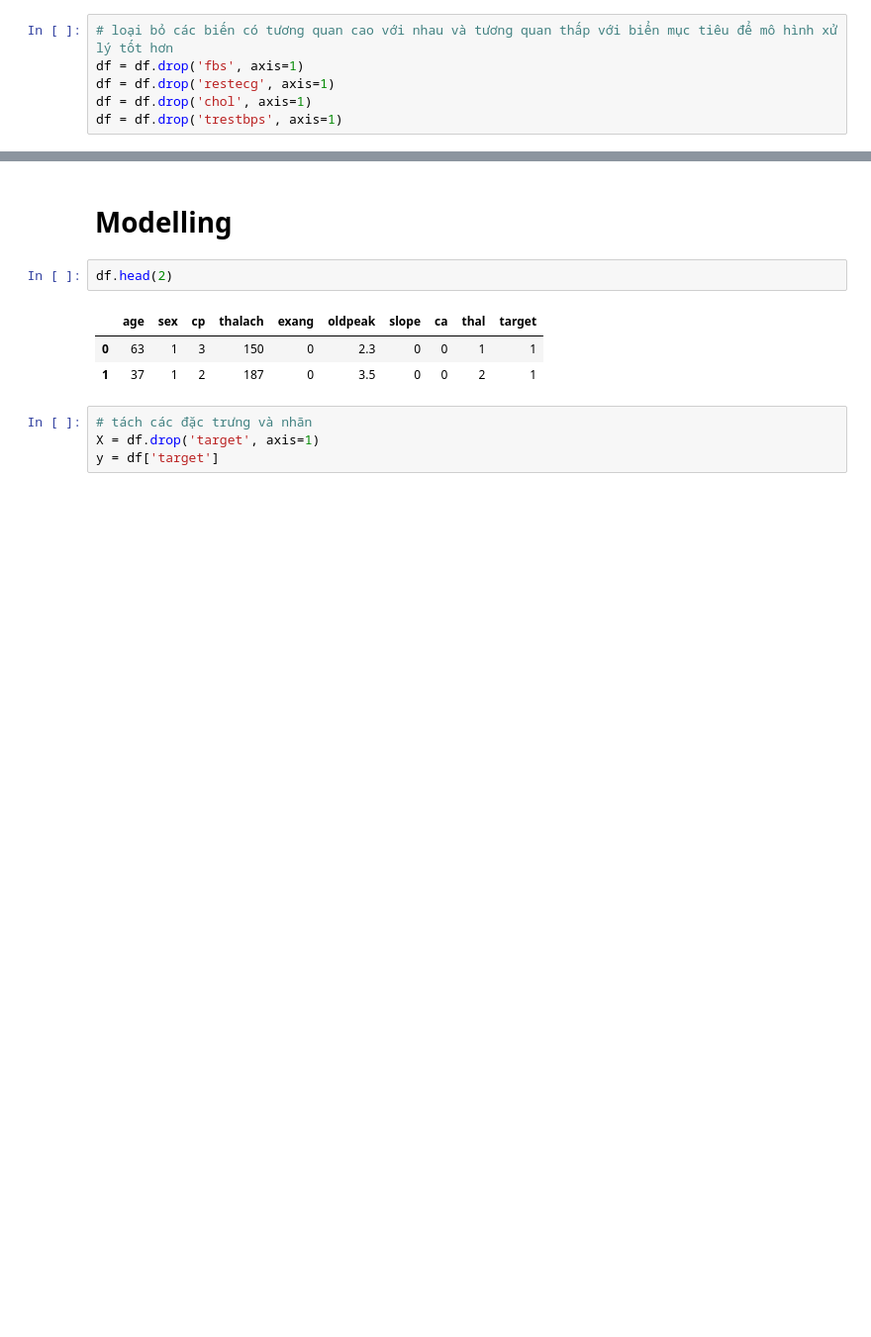
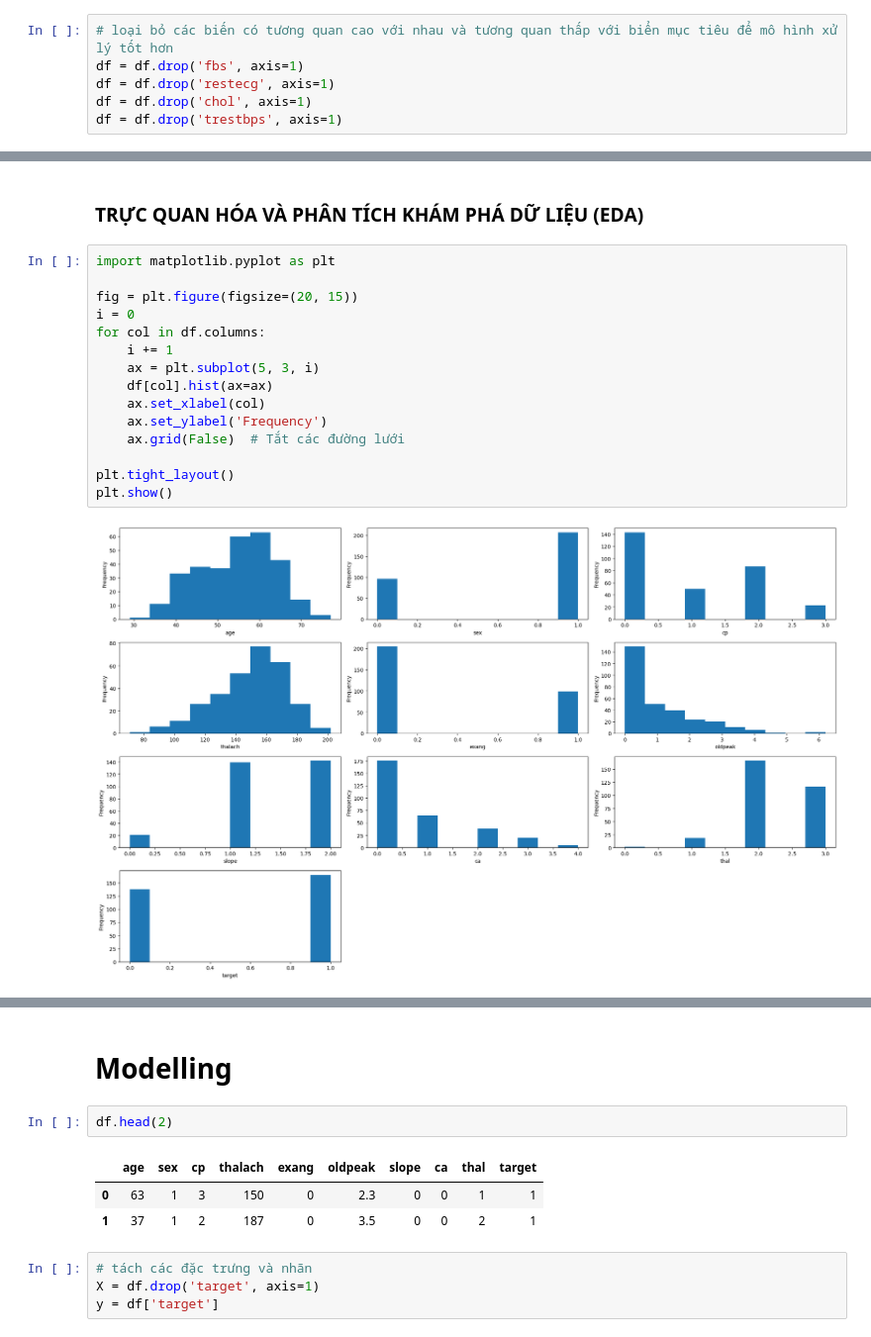
Before and after one commit to Hoa212/-n-CNTT-Heart-Disease-Prediction, a Jupyter notebook: Đề án CNTT .ipynb, the cells around one changed output, grey strips where cells are left out. Shown at 99% size. Drawn from its saved outputs; the diff is of its cells as text; blank space fills up the shorter version.

```diff
--- a/Đề án CNTT .ipynb
+++ b/Đề án CNTT .ipynb
@@ -326,0 +300,19 @@ Nhận xét :
+# %% [markdown]
+### TRỰC QUAN HÓA VÀ PHÂN TÍCH KHÁM PHÁ DỮ LIỆU (EDA)
+# %%
+import matplotlib.pyplot as plt
+
+fig = plt.figure(figsize=(20, 15))
+i = 0
+for col in df.columns:
+    i += 1
+    ax = plt.subplot(5, 3, i)
+    df[col].hist(ax=ax)
+    ax.set_xlabel(col)
+    ax.set_ylabel('Frequency')
+    ax.grid(False)  # Tắt các đường lưới
+
+plt.tight_layout()
+plt.show()
+# %% [output]
+[figure, added]
```
Also changed, not shown: parts of 40 cells of this notebook, 1 other file.
